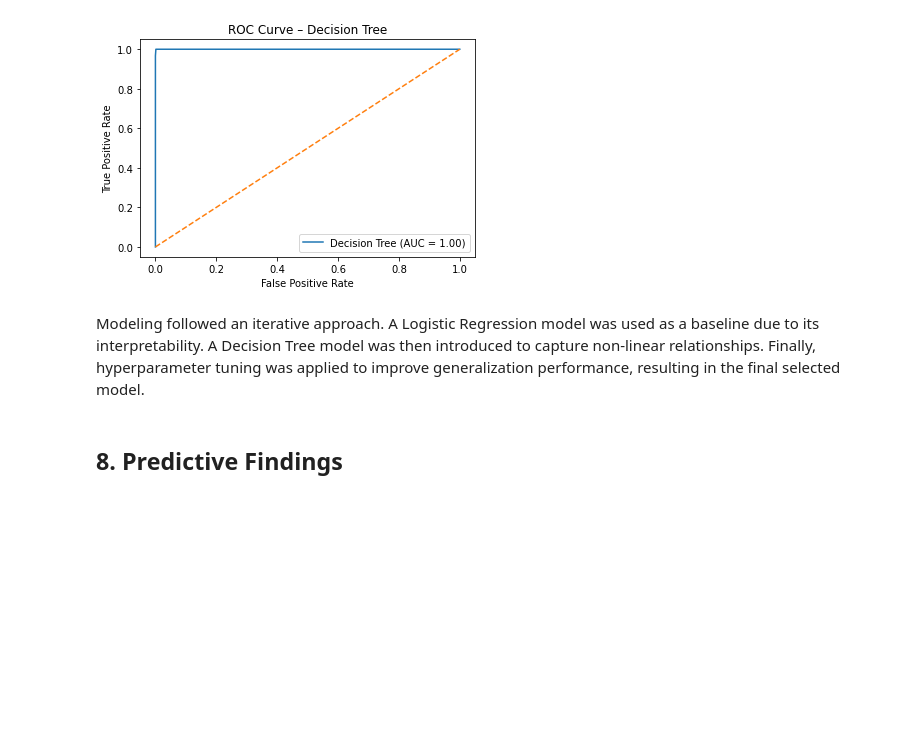
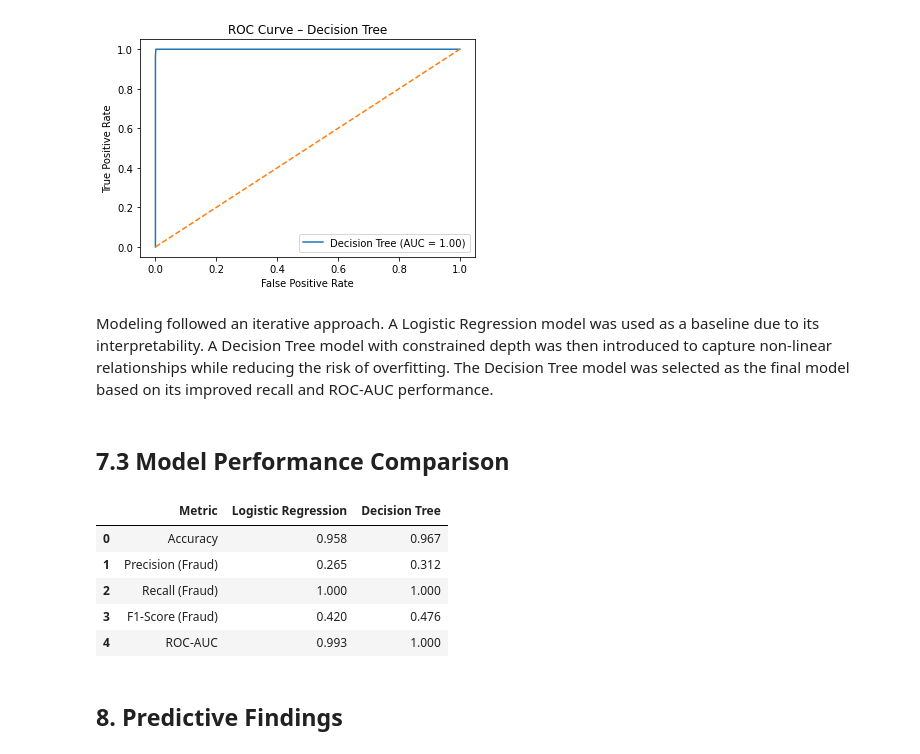
Before and after one commit to megmondia-spec/Predictive-Fraud-Analytics, a Jupyter notebook: notebook.ipynb, the cells around one changed output. Drawn from its saved outputs; the diff is of its cells as text; code cells hidden in the pictures; blank space fills up the shorter version.

```diff
--- a/notebook.ipynb
+++ b/notebook.ipynb
@@ -450,7 +450,37 @@ plt.show()
 # %% [output]
 [figure]
 # %% [markdown]
-Modeling followed an iterative approach. A Logistic Regression model was used as a baseline due to its interpretability. A Decision Tree model was then introduced to capture non-linear relationships. Finally, hyperparameter tuning was applied to improve generalization performance, resulting in the final selected model.
+
+Modeling followed an iterative approach. A Logistic Regression model was used as a baseline due to its interpretability. A Decision Tree model with constrained depth was then introduced to capture non-linear relationships while reducing the risk of overfitting. The Decision Tree model was selected as the final model based on its improved recall and ROC-AUC performance.
+# %% [markdown]
+## 7.3 Model Performance Comparison
+# %%
+summary_df = pd.DataFrame({
+    "Metric": ["Accuracy", "Precision (Fraud)", "Recall (Fraud)", "F1-Score (Fraud)", "ROC-AUC"],
+    "Logistic Regression": [
+        accuracy_lr,
+        classification_report(y_test, y_pred_lr, output_dict=True)["1"]["precision"],
+        classification_report(y_test, y_pred_lr, output_dict=True)["1"]["recall"],
+        classification_report(y_test, y_pred_lr, output_dict=True)["1"]["f1-score"],
+        roc_auc_lr
+    ],
+    "Decision Tree": [
+        accuracy_dt,
+        classification_report(y_test, y_pred_dt, output_dict=True)["1"]["precision"],
+        classification_report(y_test, y_pred_dt, output_dict=True)["1"]["recall"],
+        classification_report(y_test, y_pred_dt, output_dict=True)["1"]["f1-score"],
+        roc_auc_dt
+    ]
+}).round(3)
+
+summary_df
+# %% [output]
+|  | Metric | Logistic Regression | Decision Tree |
+| 0 | Accuracy | 0.958 | 0.967 |
+| 1 | Precision (Fraud) | 0.265 | 0.312 |
+| 2 | Recall (Fraud) | 1.000 | 1.000 |
+| 3 | F1-Score (Fraud) | 0.420 | 0.476 |
+| 4 | ROC-AUC | 0.993 | 1.000 |
 # %% [markdown]
 ## 8. Predictive Findings
 # %% [markdown]
```
Also changed, not shown: parts of 4 cells of this notebook.
